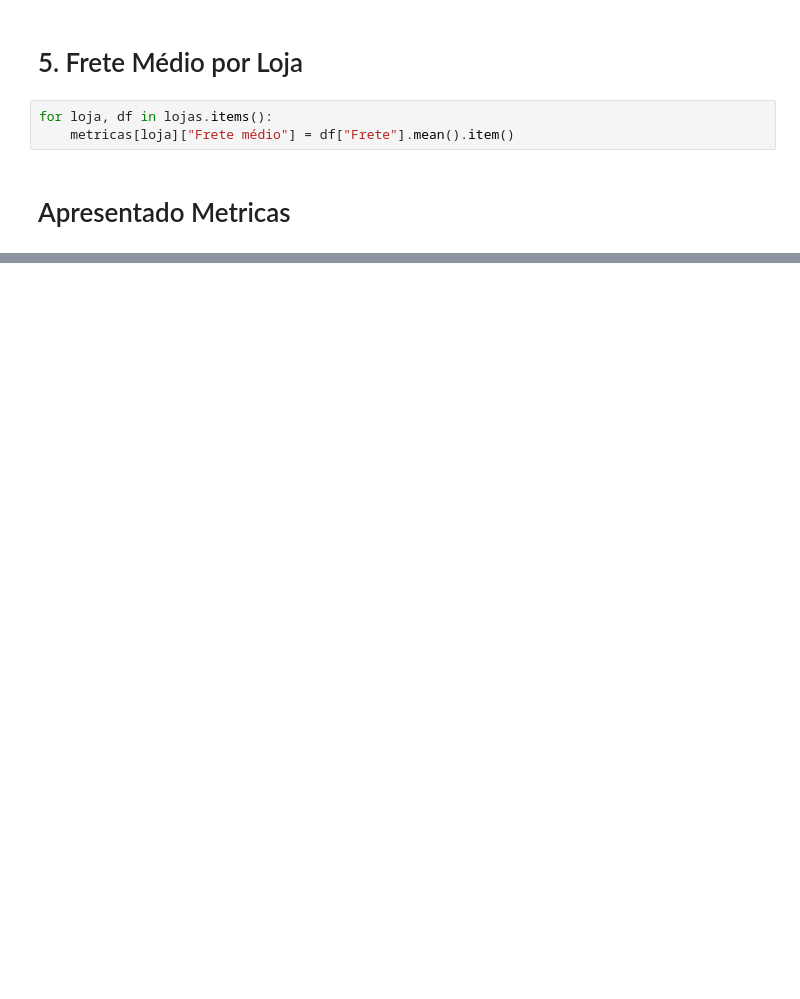
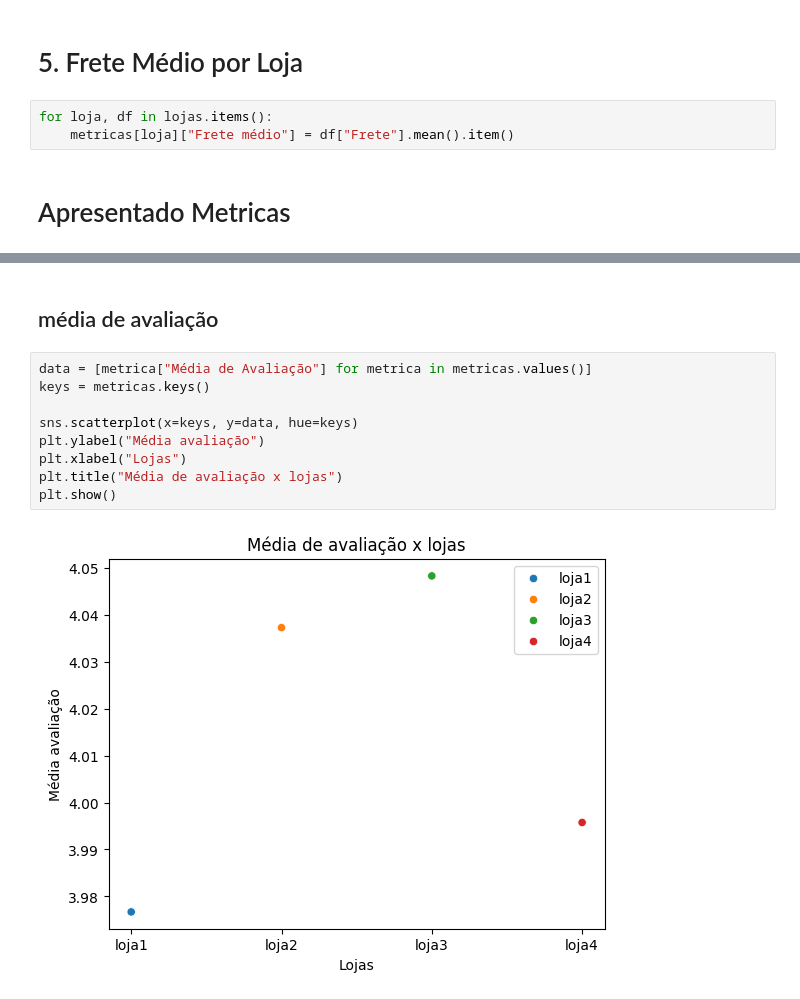
Before and after one commit to rafapcdev/One-Oracle, a Jupyter notebook: desafios/challenge1 data science/AluraStoreBr.ipynb, the cells around one changed output, grey strips where cells are left out. Cells and saved outputs as stored; diff of their text form; blank space fills up the shorter version.

```diff
--- a/desafios/challenge1 data science/AluraStoreBr.ipynb
+++ b/desafios/challenge1 data science/AluraStoreBr.ipynb
@@ -93,0 +142,13 @@ Frete médio
+# %% [markdown]
+## média de avaliação
+# %%
+data = [metrica["Média de Avaliação"] for metrica in metricas.values()]
+keys = metricas.keys()
+
+sns.scatterplot(x=keys, y=data, hue=keys)
+plt.ylabel("Média avaliação")
+plt.xlabel("Lojas")
+plt.title("Média de avaliação x lojas")
+plt.show()
+# %% [output]
+[figure, added]
```
Also changed, not shown: parts of 12 cells of this notebook.
